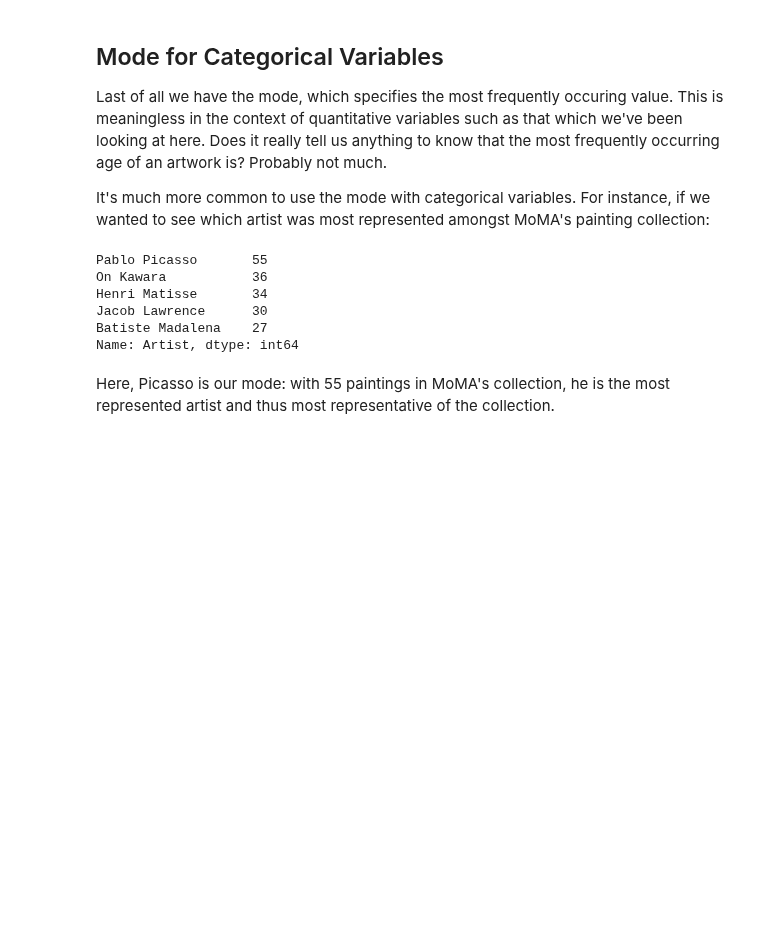
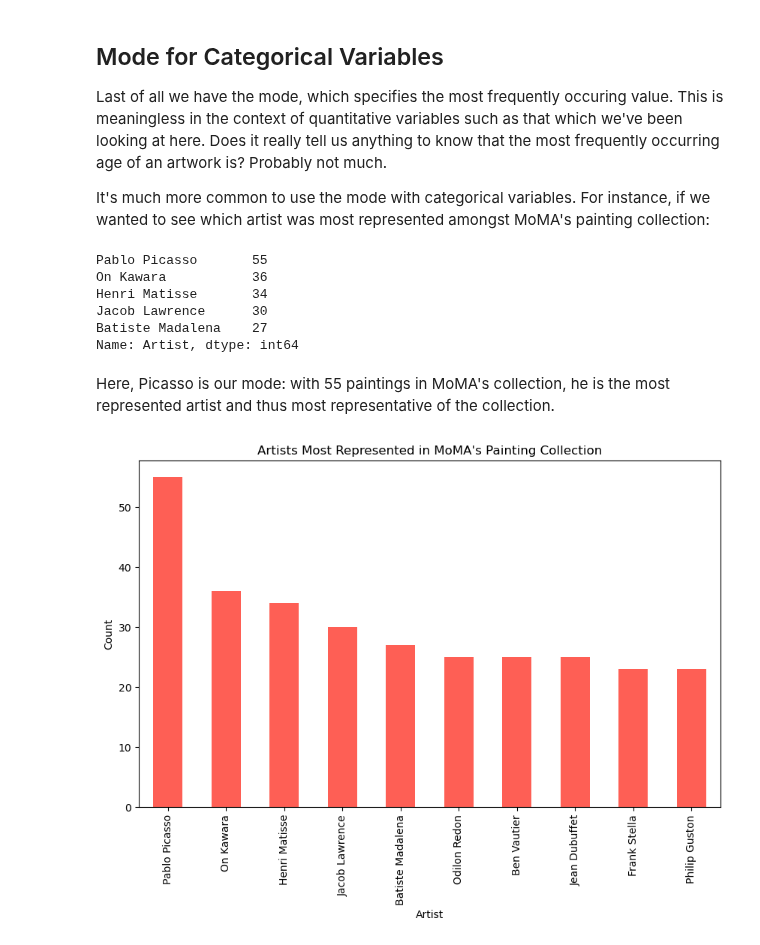
Before and after one commit to zrottman/data-exploration, a Jupyter notebook: art-stats/02_moma_central_tendency.ipynb, the cells around one changed output. Saved outputs shown, nothing was run; the diff lists cells and outputs as text; code cells hidden in the pictures; blank space fills up the shorter version.

Commit message:
Add chart for mode illustration

```diff
--- a/art-stats/02_moma_central_tendency.ipynb
+++ b/art-stats/02_moma_central_tendency.ipynb
@@ -303,3 +303,13 @@ Batiste Madalena    27
 Name: Artist, dtype: int64
 # %% [markdown]
 Here, Picasso is our mode: with 55 paintings in MoMA's collection, he is the most represented artist and thus most representative of the collection.
+# %%
+plt.subplots(figsize=(10, 6))
+paintings['Artist'].value_counts().head(10).plot(kind='bar')
+plt.title('Artists Most Represented in MoMA\'s Painting Collection')
+plt.xlabel('Artist')
+plt.ylabel('Count');
+
+#plt.savefig(fname='moma-most-represented-painters.png', dpi=150, bbox_inches='tight');
+# %% [output]
+[figure, added]
```
Also changed, not shown: parts of 4 cells of this notebook.
